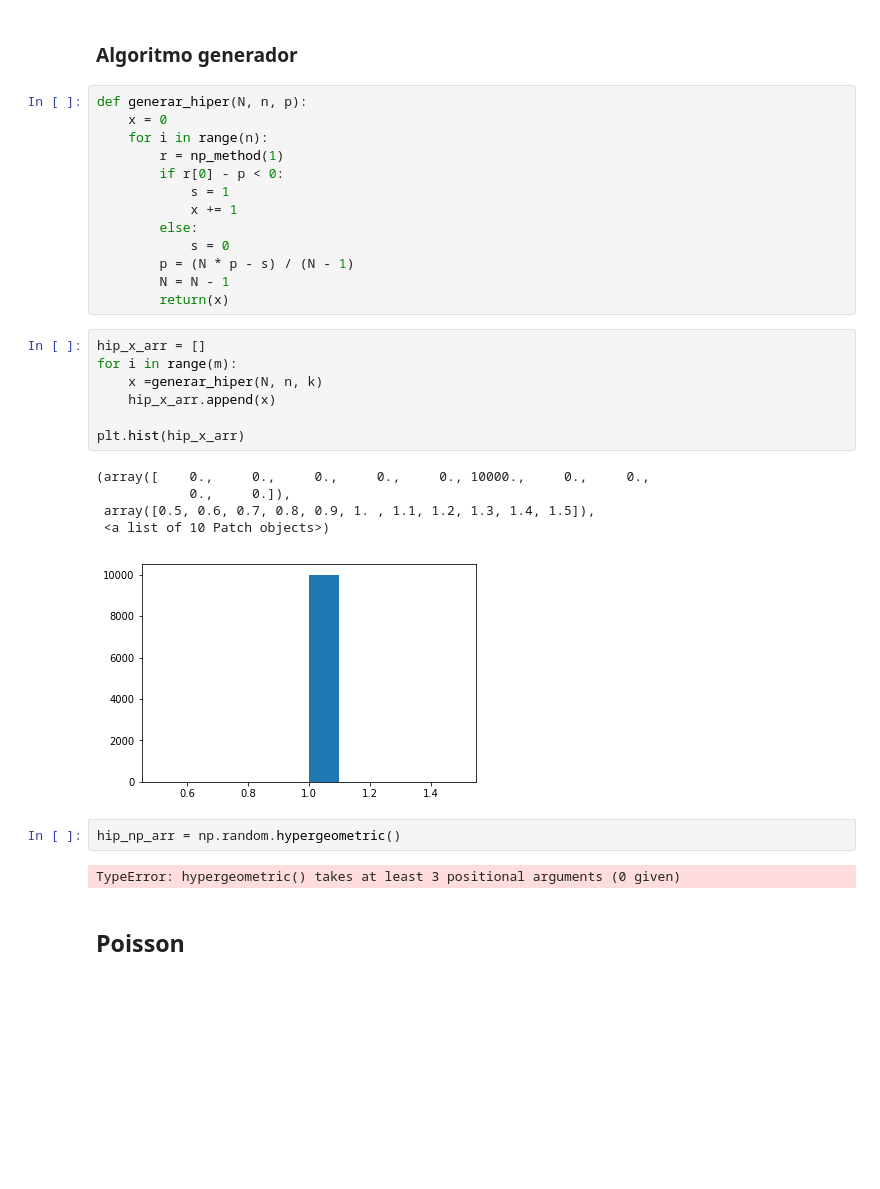
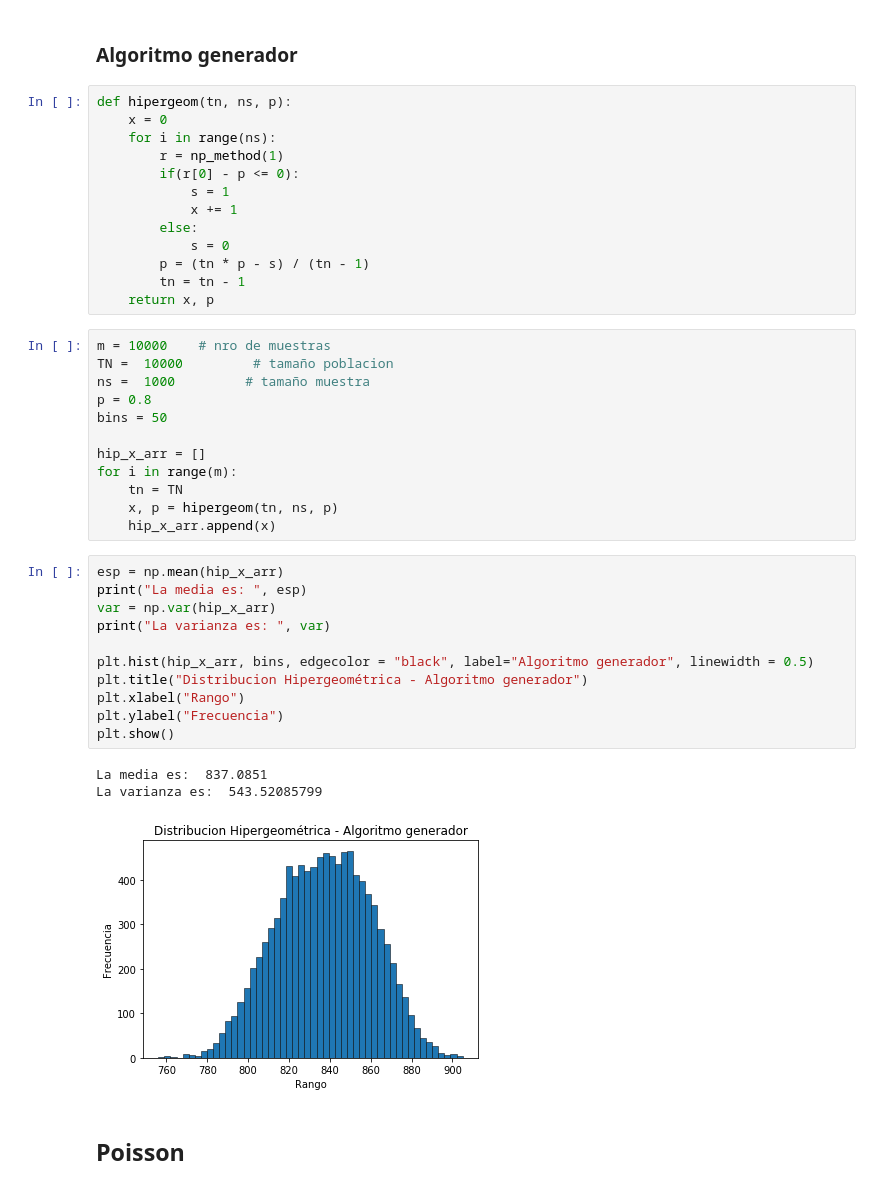
Before and after one commit to alejaz92/facultad, a Jupyter notebook: TP2.2.ipynb, the cells around one changed output. Saved outputs shown, nothing was run; the diff lists cells and outputs as text; blank space fills up the shorter version.

Commit message:
Realizado dist hipergeometrica

```diff
--- a/TP2.2.ipynb
+++ b/TP2.2.ipynb
@@ -401,35 +395,45 @@ k =  15         # exitos en poblacion
 # %% [markdown]
 ### Algoritmo generador
 # %%
-def generar_hiper(N, n, p):
+def hipergeom(tn, ns, p):
     x = 0
-    for i in range(n):
+    for i in range(ns):
         r = np_method(1)
-        if r[0] - p < 0:
+        if(r[0] - p <= 0):
             s = 1
             x += 1
         else:
             s = 0
-        p = (N * p - s) / (N - 1)
-        N = N - 1
-        return(x)
+        p = (tn * p - s) / (tn - 1)
+        tn = tn - 1
+    return x, p
-# %%
-hip_x_arr = []
-for i in range(m):
-    x =generar_hiper(N, n, k)
-    hip_x_arr.append(x)
-
-plt.hist(hip_x_arr)
-# %% [output]
-(array([    0.,     0.,     0.,     0.,     0., 10000.,     0.,     0.,
-            0.,     0.]),
- array([0.5, 0.6, 0.7, 0.8, 0.9, 1. , 1.1, 1.2, 1.3, 1.4, 1.5]),
- <a list of 10 Patch objects>)
-[figure, removed]
-# %%
-hip_np_arr = np.random.hypergeometric()
-# %% [output]
-TypeError: hypergeometric() takes at least 3 positional arguments (0 given)
+# %%
+m = 10000    # nro de muestras
+TN =  10000         # tamaño poblacion
+ns =  1000         # tamaño muestra
+p = 0.8
+bins = 50
+
+hip_x_arr = []
+for i in range(m):
+    tn = TN
+    x, p = hipergeom(tn, ns, p)
+    hip_x_arr.append(x)
+# %%
+esp = np.mean(hip_x_arr)
+print("La media es: ", esp)
+var = np.var(hip_x_arr)
+print("La varianza es: ", var)
+
+plt.hist(hip_x_arr, bins, edgecolor = "black", label="Algoritmo generador", linewidth = 0.5)
+plt.title("Distribucion Hipergeométrica - Algoritmo generador")
+plt.xlabel("Rango")
+plt.ylabel("Frecuencia")
+plt.show()
+# %% [output]
+La media es:  837.0851
+La varianza es:  543.52085799
+[figure, added]
 # %% [markdown]
 ## Poisson
 # %% [markdown]
```
Also changed, not shown: parts of 9 cells of this notebook.
